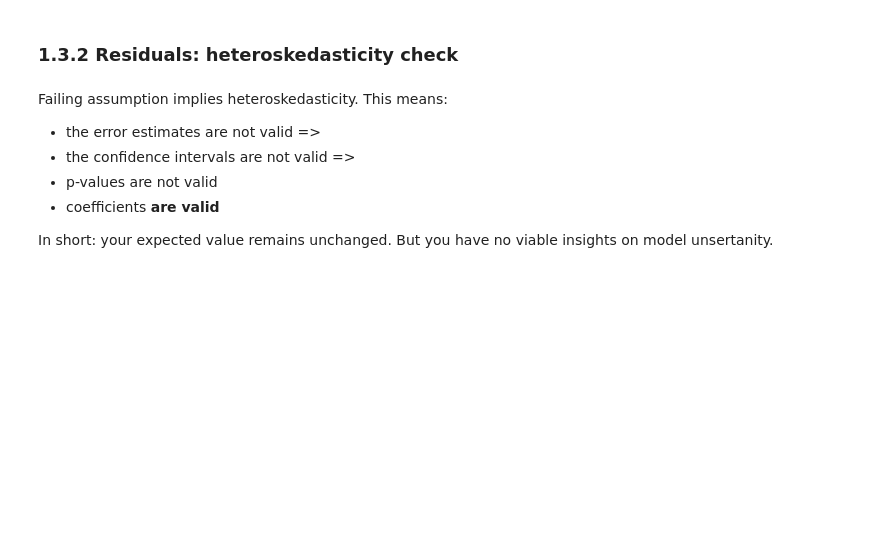
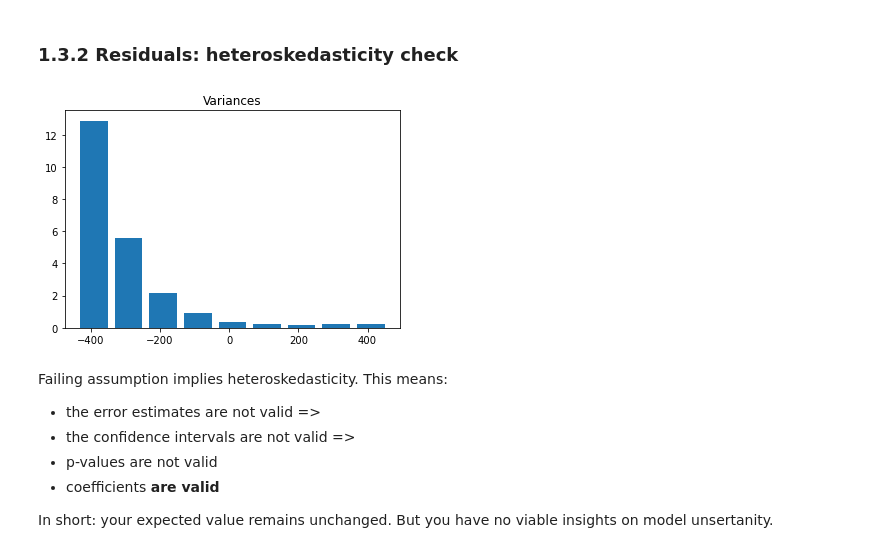
Before and after one commit to datali-ch/fantasticfeatures, a Jupyter notebook: main.ipynb, the cells around one changed output. Drawn from its saved outputs; the diff is of its cells as text; code cells hidden in the pictures; blank space fills up the shorter version.

```diff
--- a/main.ipynb
+++ b/main.ipynb
@@ -59,7 +62,7 @@ To improve the results, we can standardize or [studentize](https://en.wikipedia.
 ## 1.1 Sample model
 Let's fit a sample model, and take a look at its fit.
 # %%
-df = pd.read_csv("https://datali.ch/files/interesting_data.csv", index_col=0)
+df = pd.read_csv("https://raw.githubusercontent.com/magdasalatka/fantasticfeatures/main/data/ex1/interesting_data.csv", index_col=0)
 y = df.y.to_numpy()
 X = df.loc[:, df.columns != 'y'].to_numpy()
 
@@ -101,24 +152,3 @@ Var(*e<sub>i</sub>*) = &sigma;<sup>2</sup>
 In other words: variance of residuals should be constant
 # %% [markdown]
 ### 1.3.1 Fitted vs residuals: heteroskedasticity check
-# %%
-# Let's extend our plot_fitted_vs_residuals function
-def plot_fitted_vs_residuals(fitted: np.ndarray, residuals: np.ndarray,
-                             mean: bool=True,
-                             width = 100,
-                          bin_type = None) -> None:
-
-    ax = plot_x_vs_y(fitted, residuals, "Fitted", "Residuals")
-
-    if mean:
-        ax.hlines(0, xmin=min(fitted), xmax=max(fitted), colors="orange")
-    if bin_type == "window":
-        ax.vlines(np.arange(min(fitted), max(fitted)+width, width),
-                  ymin=min(residuals), ymax=max(residuals), colors="red")
-    elif bin_type == "points":
-        width = round(width)
-        ax.vlines(np.sort(fitted)[::width],
-                      ymin=min(residuals), ymax=max(residuals), colors="red")
-    plt.title('Fitted vs Residuals')
-
-plot_fitted_vs_residuals(fitted, residuals, mean=False, width=100, bin_type='window')
@@ -125,12 +161,18 @@ plot_fitted_vs_residuals(fitted, residuals, mean=False, width=100, bin_type='win
 # %% [markdown]
 ### 1.3.2 Residuals: heteroskedasticity check
 # %%
-# TODO: Try different widths
-bins, variances, counts = calculate_variances(fitted, residuals, 100, bin_type="points")
+# Try different widths and bin types - what happens?
+
+bins, variances, counts = calculate_variances(fitted, residuals, 100, bin_type="window")
+
+# want to know what calculate_variances() does exactly? uncomment the following:
+# print(inspect.getsource(calculate_variances))
 
 plt.bar(bins, variances, width=np.diff(bins).min()*0.8, align='edge')
 plt.title('Variances')
 plt.show()
+# %% [output]
+[figure, added]
 # %% [markdown]
 Failing assumption implies heteroskedasticity. This means:
 * the error estimates are not valid =>
```
Also changed, not shown: parts of 33 cells of this notebook, 5 other files.
